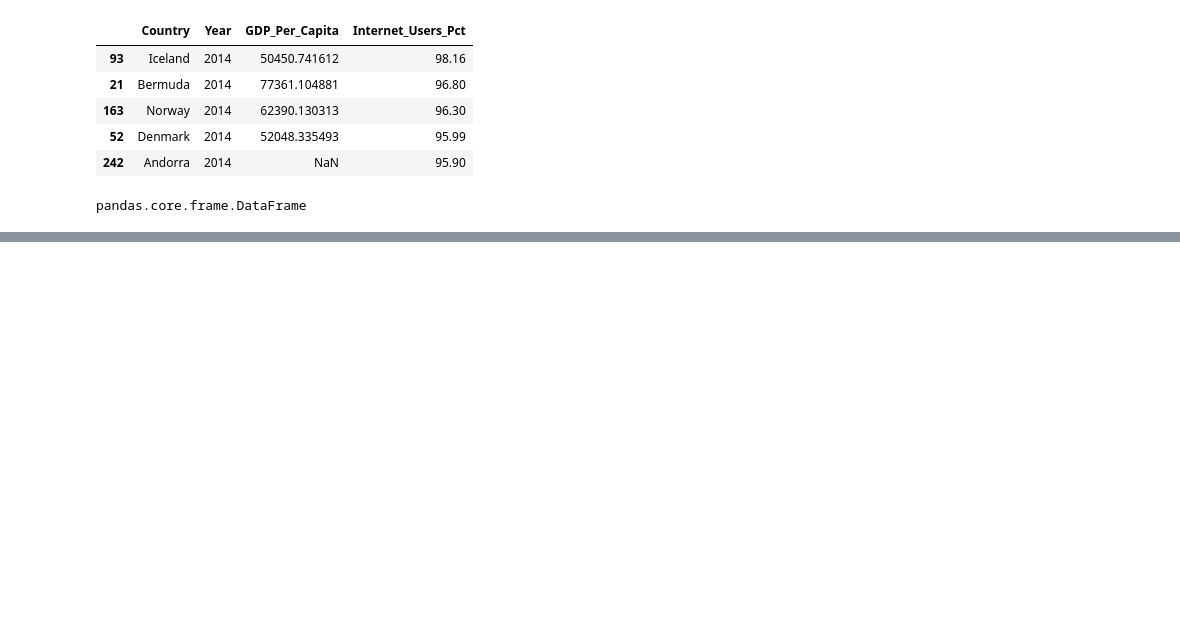
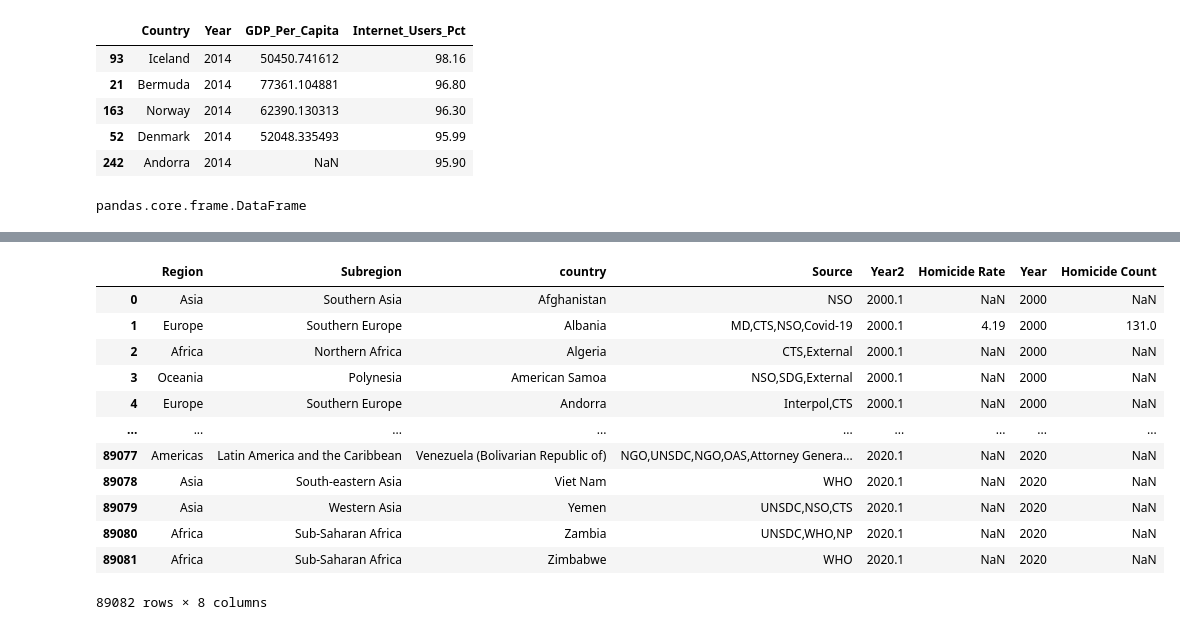
Before and after one commit to KoganScherer37/un_project-KoganScherer37, a Jupyter notebook: notebooks/UN_Project.ipynb, the cells around one changed output, grey strips where cells are left out. Drawn from its saved outputs; the diff is of its cells as text; code cells hidden in the pictures; blank space fills up the shorter version.

```diff
--- a/notebooks/UN_Project.ipynb
+++ b/notebooks/UN_Project.ipynb
@@ -1010,0 +1028,17 @@ memory usage: 72.7+ KB
+# %%
+homicides_df = pd.melt(homicides_df, id_vars = ['Region', 'Subregion', 'country', 'Source','Year2','Homicide Rate'], var_name = 'Year', value_name = 'Homicide Count')
+homicides_df
+# %% [output]
+|  | Region | Subregion | country | Source | Year2 | Homicide Rate | Year | Homicide Count |
+| 0 | Asia | Southern Asia | Afghanistan | NSO | 2000.1 | NaN | 2000 | NaN |
+| 1 | Europe | Southern Europe | Albania | MD,CTS,NSO,Covid-19 | 2000.1 | 4.19 | 2000 | 131.0 |
+| 2 | Africa | Northern Africa | Algeria | CTS,External | 2000.1 | NaN | 2000 | NaN |
+| 3 | Oceania | Polynesia | American Samoa | NSO,SDG,External | 2000.1 | NaN | 2000 | NaN |
+| 4 | Europe | Southern Europe | Andorra | Interpol,CTS | 2000.1 | NaN | 2000 | NaN |
+| ... | ... | ... | ... | ... | ... | ... | ... | ... |
+| 89077 | Americas | Latin America and the Caribbean | Venezuela (Bolivarian Republic of) | NGO,UNSDC,NGO,OAS,Attorney Genera... | 2020.1 | NaN | 2020 | NaN |
+| 89078 | Asia | South-eastern Asia | Viet Nam | WHO | 2020.1 | NaN | 2020 | NaN |
+| 89079 | Asia | Western Asia | Yemen | UNSDC,NSO,CTS | 2020.1 | NaN | 2020 | NaN |
+| 89080 | Africa | Sub-Saharan Africa | Zambia | UNSDC,WHO,NP | 2020.1 | NaN | 2020 | NaN |
+| 89081 | Africa | Sub-Saharan Africa | Zimbabwe | WHO | 2020.1 | NaN | 2020 | NaN |
+89082 rows × 8 columns
```
Also changed, not shown: parts of 43 cells of this notebook.
